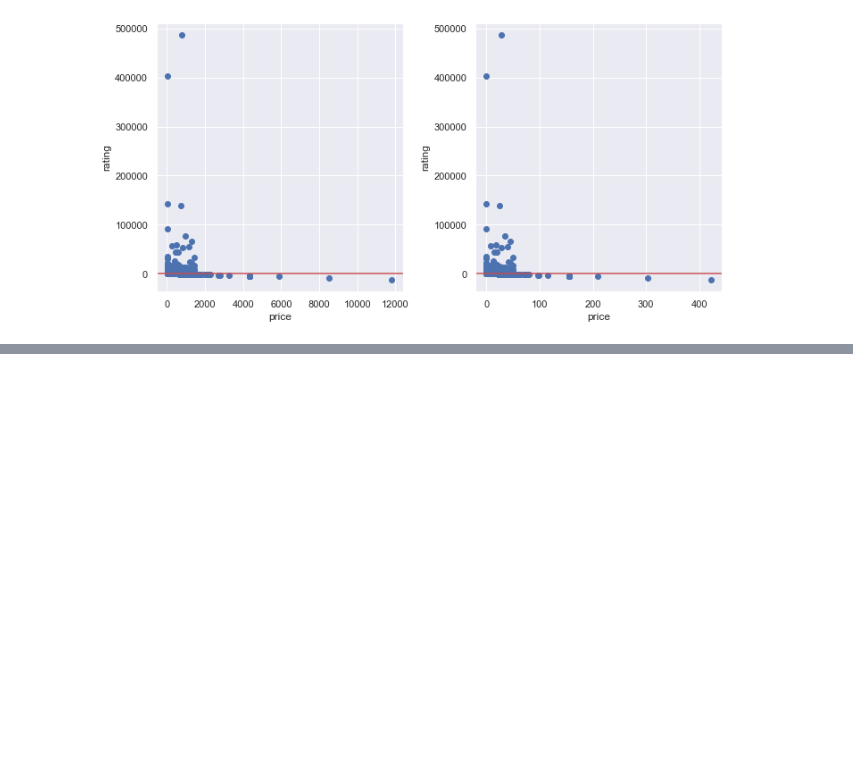
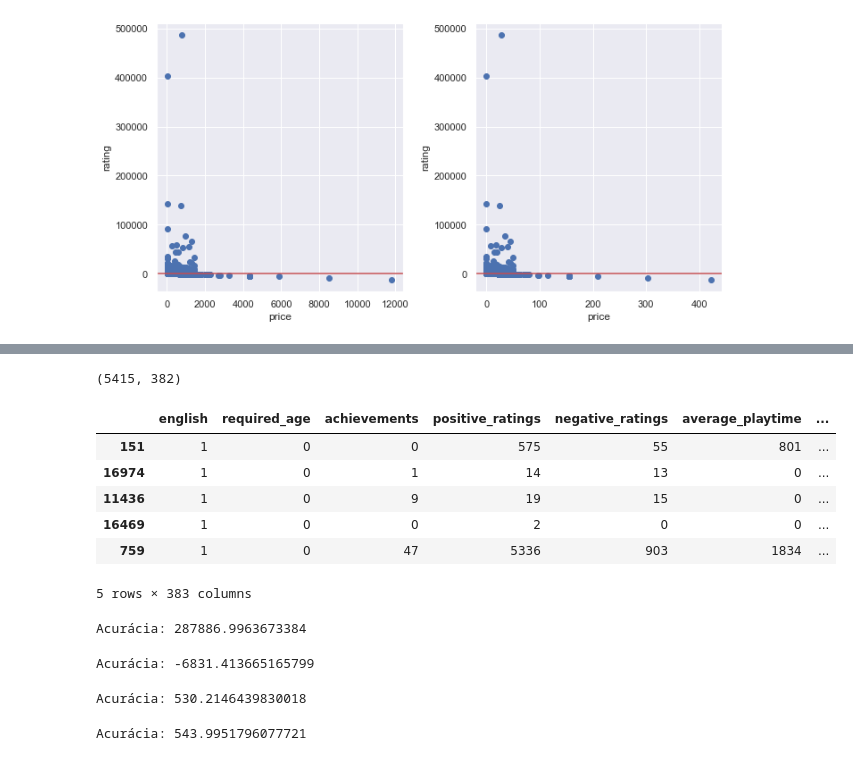
Before and after one commit to Peng1104/Ciencia-dos-Dados3, a Jupyter notebook: regress entrega 19_11.ipynb, the cells around one changed output, grey strips where cells are left out. Drawn from its saved outputs; the diff is of its cells as text; code cells hidden in the pictures; blank space fills up the shorter version.

```diff
--- a/regress entrega 19_11.ipynb
+++ b/regress entrega 19_11.ipynb
@@ -232,0 +325,16 @@ plt.show()
+# %%
+X_test.shape
+# %% [output]
+(5415, 382)
+# %%
+X_test_const = sm.add_constant(X_test)
+X_test_const["const"]=1
+X_test_const.head()
+# %% [output]
+|  | english | required_age | achievements | positive_ratings | negative_ratings | average_playtime | ... |
+| 151 | 1 | 0 | 0 | 575 | 55 | 801 | ... |
+| 16974 | 1 | 0 | 1 | 14 | 13 | 0 | ... |
+| 11436 | 1 | 0 | 9 | 19 | 15 | 0 | ... |
+| 16469 | 1 | 0 | 0 | 2 | 0 | 0 | ... |
+| 759 | 1 | 0 | 47 | 5336 | 903 | 1834 | ... |
+5 rows × 383 columns
@@ -232,0 +343,21 @@ plt.show()
+# %%
+from sklearn.metrics import mean_squared_error
+print('Acurácia: {}'.format(mean_squared_error(Y_test, y_pred)))
+# %% [output]
+Acurácia: 287886.9963673384
+# %%
+
+from sklearn.metrics import r2_score
+print('Acurácia: {}'.format(r2_score(Y_test, y_pred)))
+# %% [output]
+Acurácia: -6831.413665165799
+# %%
+from sklearn.metrics import mean_absolute_error
+print('Acurácia: {}'.format(mean_absolute_error(Y_test, y_pred)))
+# %% [output]
+Acurácia: 530.2146439830018
+# %%
+from sklearn.metrics import median_absolute_error
+print('Acurácia: {}'.format(median_absolute_error(Y_test, y_pred)))
+# %% [output]
+Acurácia: 543.9951796077721
```
Also changed, not shown: parts of 10 cells of this notebook.
